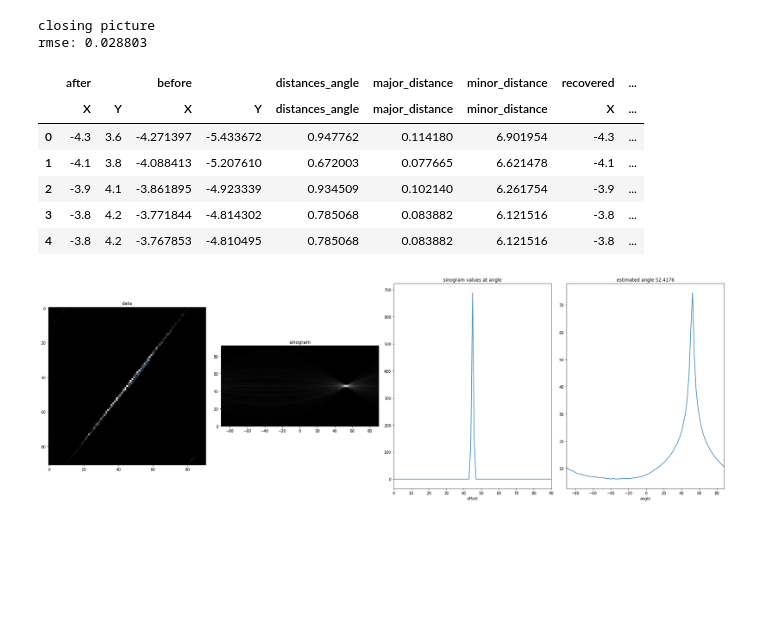
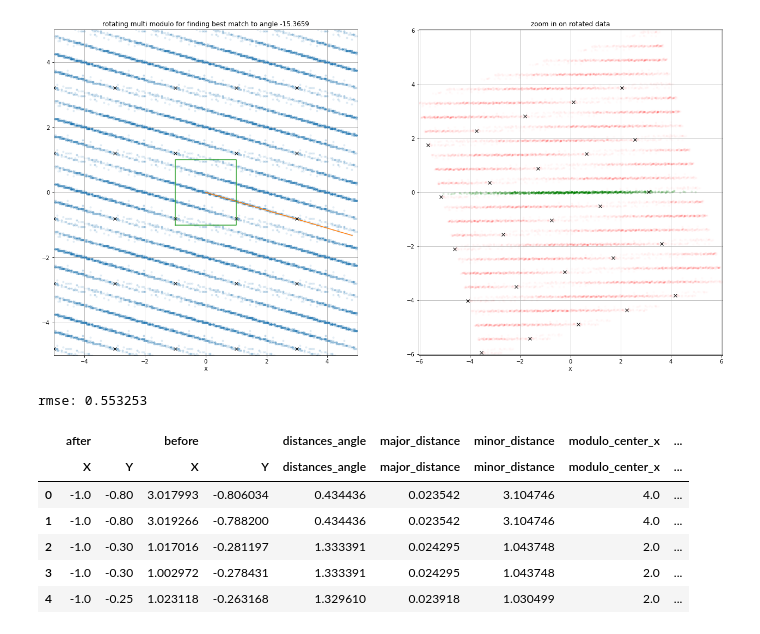
Before and after one commit to lisrael1/quants, a Jupyter notebook: code/results/modulo_vs_naive_2/int_force/jupyter_reports/sinogram/flow_example.ipynb, the cells around one changed output. Saved outputs shown, nothing was run; the diff lists cells and outputs as text; code cells hidden in the pictures; blank space fills up the shorter version.

Commit message:
adding features to before after rotating data

```diff
--- a/code/results/modulo_vs_naive_2/int_force/jupyter_reports/sinogram/flow_example.ipynb
+++ b/code/results/modulo_vs_naive_2/int_force/jupyter_reports/sinogram/flow_example.ipynb
@@ -1,9 +1,9 @@
 # %%
 snr=10e3
 samples=1000
-mod_size=9
-quant_size=0.1
-hist_bins_max = 600
+mod_size=2
+quant_size=0.05
+hist_bins_max = 100
 
 plot=True
 debug=False
@@ -28,8 +31,10 @@ import int_force
 # random cov and generate data
 if 1:
     cov=int_force.rand_data.rand_data.rand_cov(snr=snr)
+    print(cov)
 else:
-    cov=0
+    cov=np.mat([[ 0.67828027, -0.14103396], [-0.14103396,  0.02942934]])
+
 cov_angle=int_force.rand_data.find_slop.get_cov_ev(cov)[1]
 data = int_force.rand_data.rand_data.random_data(cov, samples)
 
@@ -42,6 +47,4 @@ tmp.columns = [['after'] * 2, tmp.columns.values]
 data.columns = [['before'] * 2, data.columns.values]
 data = data.join(tmp)
 del tmp
-
-print(cov)
 # %% [output]
@@ -50,31 +75,25 @@ print(cov)
+# %%
+# rotating by sinogram angle
+tmp = int_force.methods.sinogram.find_closest(number_of_shift_per_direction=2, data_after=data.after, mod_size=mod_size, angle_by_std=sinogram_dict['angle_by_std'],plot=plot)
+# %% [output]
+[figure, added]
 # %%
-# doing sinogram
-
-sinogram_dict = int_force.methods.sinogram.calc_sinogram(data.after.X.values, data.after.Y.values, hist_bins_max=hist_bins_max, plot=plot, quant_size=quant_size)
-# if sum(abs(abs(sinogram_dict['angle_by_std'])-np.array([0, 90, -90])) < 5):
-#     number_of_shift_per_direction = 1
-# else:
-#     number_of_shift_per_direction = 3
-tmp = int_force.methods.sinogram.find_closest(number_of_shift_per_direction=3, data_after=data.after, mod_size=mod_size, angle_by_std=sinogram_dict['angle_by_std'],debug=debug)
-
 data = pd.merge(tmp, data, left_on=[('remove', 'x_at_mod'), ('remove', 'y_at_mod')], right_on=[('after', 'X'), ('after', 'Y')], how='right').T.sort_index().T.drop('remove', axis=1)
 del tmp
 error=data.recovered - data.before
 error.columns = [['error']*2, error.columns.values]
 data = data.join(error)
 del error
 mse = data.error.pow(2).values.mean()
 rmse=mse ** 0.5
 print('rmse: %f'%rmse)
 data.head()
 # %% [output]
-closing picture
-rmse: 0.028803
+rmse: 0.553253
-|  | after |  | before |  | distances_angle | major_distance | minor_distance | recovered | ... |
-|  | X | Y | X | Y | distances_angle | major_distance | minor_distance | X | ... |
-| 0 | -4.3 | 3.6 | -4.271397 | -5.433672 | 0.947762 | 0.114180 | 6.901954 | -4.3 | ... |
-| 1 | -4.1 | 3.8 | -4.088413 | -5.207610 | 0.672003 | 0.077665 | 6.621478 | -4.1 | ... |
-| 2 | -3.9 | 4.1 | -3.861895 | -4.923339 | 0.934509 | 0.102140 | 6.261754 | -3.9 | ... |
-| 3 | -3.8 | 4.2 | -3.771844 | -4.814302 | 0.785068 | 0.083882 | 6.121516 | -3.8 | ... |
-| 4 | -3.8 | 4.2 | -3.767853 | -4.810495 | 0.785068 | 0.083882 | 6.121516 | -3.8 | ... |
+|  | after |  | before |  | distances_angle | major_distance | minor_distance | modulo_center_x | ... |
+|  | X | Y | X | Y | distances_angle | major_distance | minor_distance | modulo_center_x | ... |
+| 0 | -1.0 | -0.80 | 3.017993 | -0.806034 | 0.434436 | 0.023542 | 3.104746 | 4.0 | ... |
+| 1 | -1.0 | -0.80 | 3.019266 | -0.788200 | 0.434436 | 0.023542 | 3.104746 | 4.0 | ... |
+| 2 | -1.0 | -0.30 | 1.017016 | -0.281197 | 1.333391 | 0.024295 | 1.043748 | 2.0 | ... |
+| 3 | -1.0 | -0.30 | 1.002972 | -0.278431 | 1.333391 | 0.024295 | 1.043748 | 2.0 | ... |
+| 4 | -1.0 | -0.25 | 1.023118 | -0.263168 | 1.329610 | 0.023918 | 1.030499 | 2.0 | ... |
-[figure, removed]
```
Also changed, not shown: parts of 5 cells of this notebook, 2 other files.
